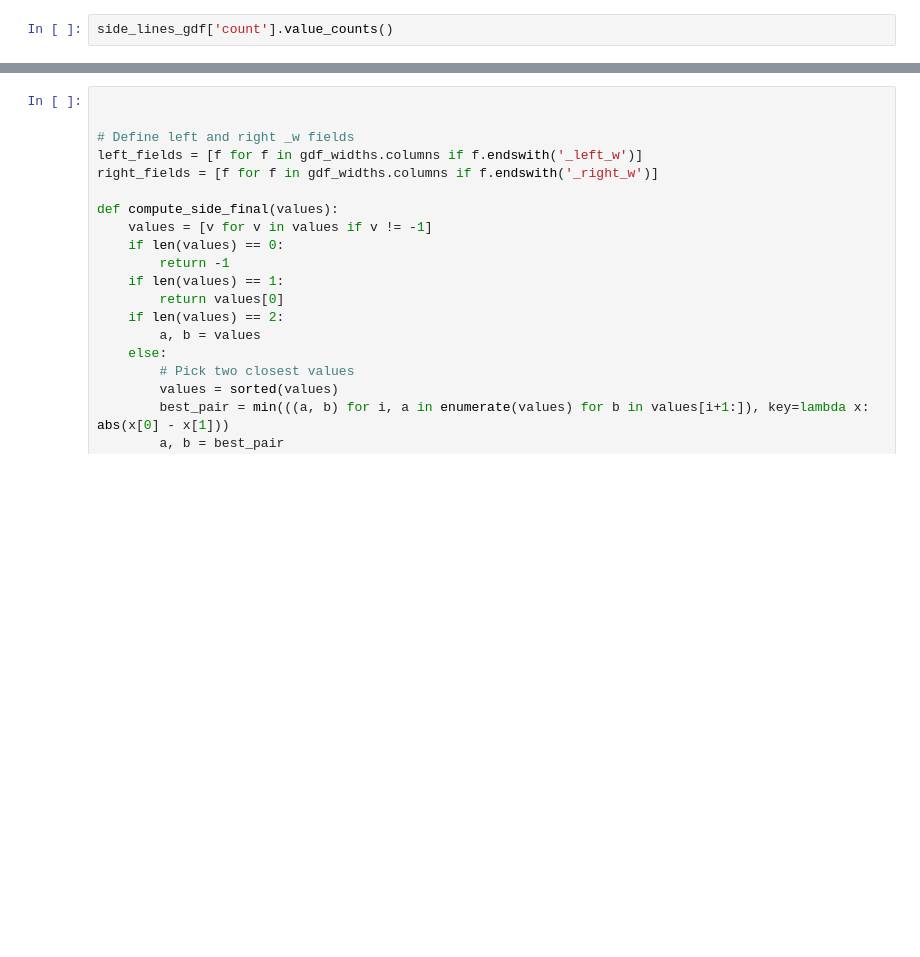
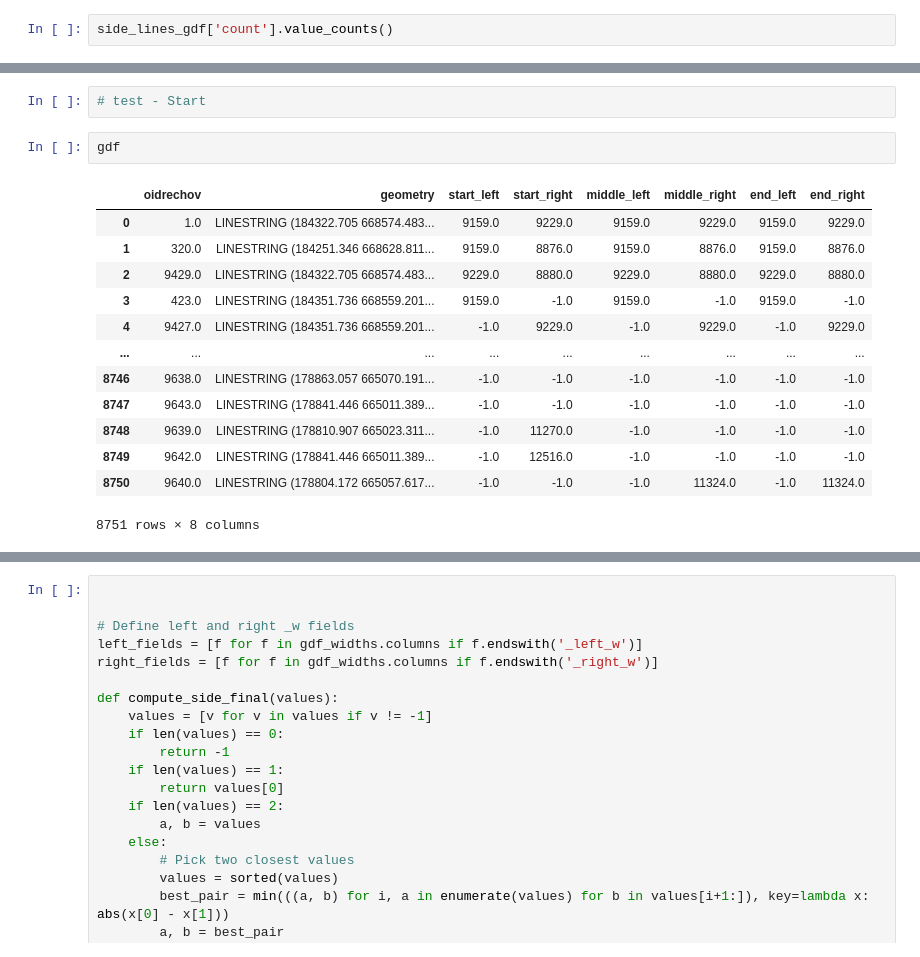
Before and after one commit to achic19/ASC2, a Jupyter notebook: code/sidewalk_width.ipynb, the cells around one changed output, grey strips where cells are left out. Cells and saved outputs as stored; diff of their text form; blank space fills up the shorter version.

```diff
--- a/code/sidewalk_width.ipynb
+++ b/code/sidewalk_width.ipynb
@@ -252,4 +524,22 @@ for idx, row in tqdm(gdf.iterrows(), total=len(gdf), desc="Processing widths"):
         gdf_widths.at[idx, f'{side}_w'] = dist
 
 gdf_widths.to_file(f'{detail_folder}/gdf_widths.shp', driver='ESRI Shapefile')
+# %%
+# test - Start
+# %%
+gdf
+# %% [output]
+|  | oidrechov | geometry | start_left | start_right | middle_left | middle_right | end_left | end_right |
+| 0 | 1.0 | LINESTRING (184322.705 668574.483... | 9159.0 | 9229.0 | 9159.0 | 9229.0 | 9159.0 | 9229.0 |
+| 1 | 320.0 | LINESTRING (184251.346 668628.811... | 9159.0 | 8876.0 | 9159.0 | 8876.0 | 9159.0 | 8876.0 |
+| 2 | 9429.0 | LINESTRING (184322.705 668574.483... | 9229.0 | 8880.0 | 9229.0 | 8880.0 | 9229.0 | 8880.0 |
+| 3 | 423.0 | LINESTRING (184351.736 668559.201... | 9159.0 | -1.0 | 9159.0 | -1.0 | 9159.0 | -1.0 |
+| 4 | 9427.0 | LINESTRING (184351.736 668559.201... | -1.0 | 9229.0 | -1.0 | 9229.0 | -1.0 | 9229.0 |
+| ... | ... | ... | ... | ... | ... | ... | ... | ... |
+| 8746 | 9638.0 | LINESTRING (178863.057 665070.191... | -1.0 | -1.0 | -1.0 | -1.0 | -1.0 | -1.0 |
+| 8747 | 9643.0 | LINESTRING (178841.446 665011.389... | -1.0 | -1.0 | -1.0 | -1.0 | -1.0 | -1.0 |
+| 8748 | 9639.0 | LINESTRING (178810.907 665023.311... | -1.0 | 11270.0 | -1.0 | -1.0 | -1.0 | -1.0 |
+| 8749 | 9642.0 | LINESTRING (178841.446 665011.389... | -1.0 | 12516.0 | -1.0 | -1.0 | -1.0 | -1.0 |
+| 8750 | 9640.0 | LINESTRING (178804.172 665057.617... | -1.0 | -1.0 | -1.0 | 11324.0 | -1.0 | 11324.0 |
+8751 rows × 8 columns
 # %%
```
Also changed, not shown: parts of 23 cells of this notebook, 5 other files.
